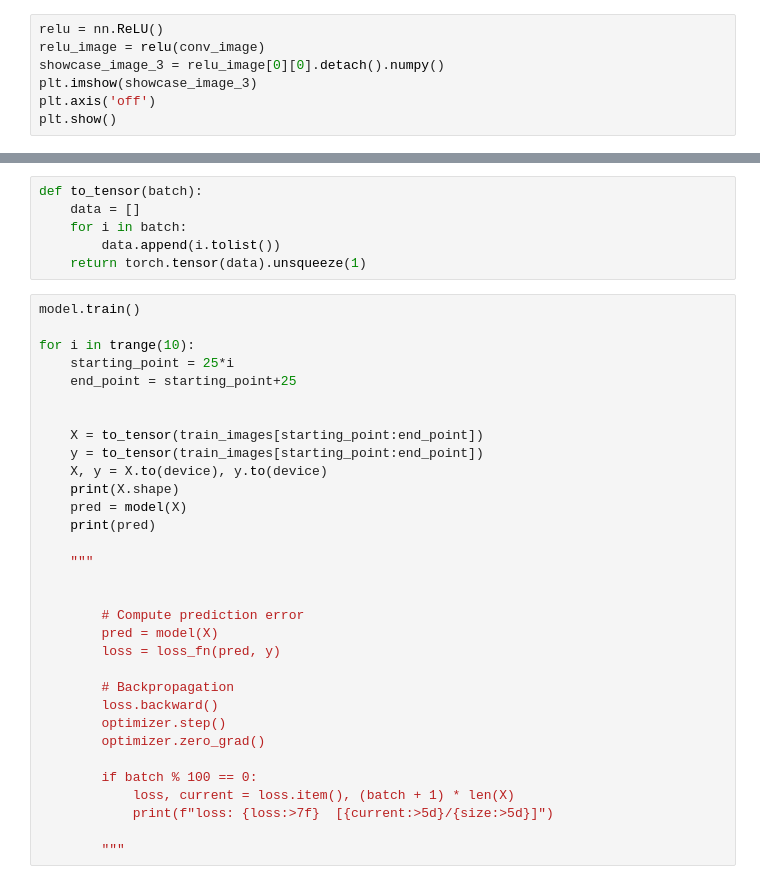
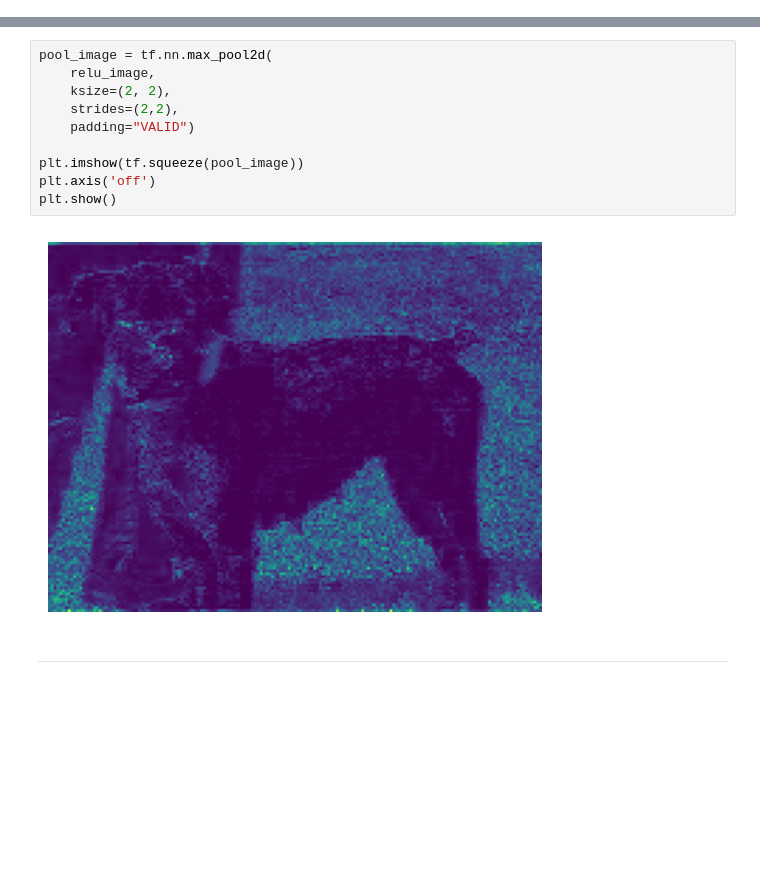
Before and after one commit to Dpbm/qml-course, a Jupyter notebook: qiskit/classical.ipynb, the cells around one changed output, grey strips where cells are left out. Drawn from its saved outputs; the diff is of its cells as text; blank space fills up the shorter version.

Commit message:
new model with tensorflow

```diff
--- a/qiskit/classical.ipynb
+++ b/qiskit/classical.ipynb
@@ -32,7 +72,0 @@ torch.Size([1, 1, 198, 198])
-# %%
-relu = nn.ReLU()
-relu_image = relu(conv_image)
-showcase_image_3 = relu_image[0][0].detach().numpy()
-plt.imshow(showcase_image_3)
-plt.axis('off')
-plt.show()
@@ -100,38 +73,14 @@ Model(
-# %%
-def to_tensor(batch):
-    data = []
-    for i in batch:
-        data.append(i.tolist())
-    return torch.tensor(data).unsqueeze(1)
-# %%
-model.train()
-
-for i in trange(10):
-    starting_point = 25*i
-    end_point = starting_point+25
-
-
-    X = to_tensor(train_images[starting_point:end_point])
-    y = to_tensor(train_images[starting_point:end_point])
-    X, y = X.to(device), y.to(device)
-    print(X.shape)
-    pred = model(X)
-    print(pred)
-
-    """
-
-
-        # Compute prediction error
-        pred = model(X)
-        loss = loss_fn(pred, y)
-
-        # Backpropagation
-        loss.backward()
-        optimizer.step()
-        optimizer.zero_grad()
-
-        if batch % 100 == 0:
-            loss, current = loss.item(), (batch + 1) * len(X)
-            print(f"loss: {loss:>7f}  [{current:>5d}/{size:>5d}]")
-
-        """
+# %%
+pool_image = tf.nn.max_pool2d(
+    relu_image,
+    ksize=(2, 2),
+    strides=(2,2),
+    padding="VALID")
+
+plt.imshow(tf.squeeze(pool_image))
+plt.axis('off')
+plt.show()
+# %% [output]
+[figure, added]
+# %% [markdown]
+---
```
Also changed, not shown: parts of 17 cells of this notebook, 4 other files.
